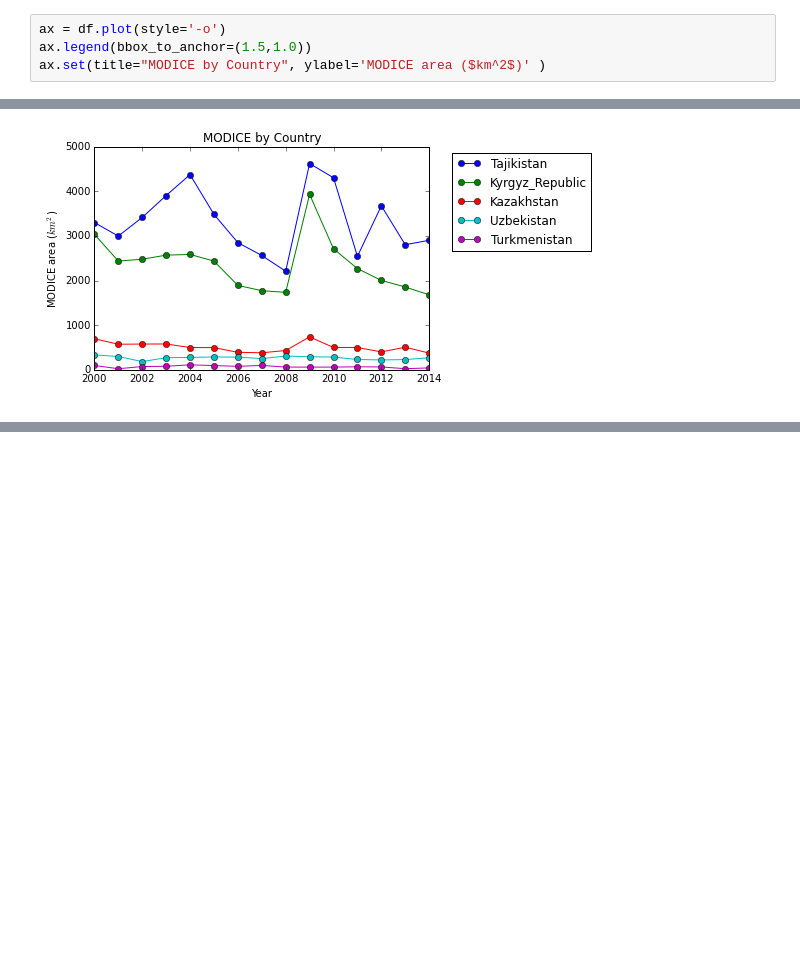
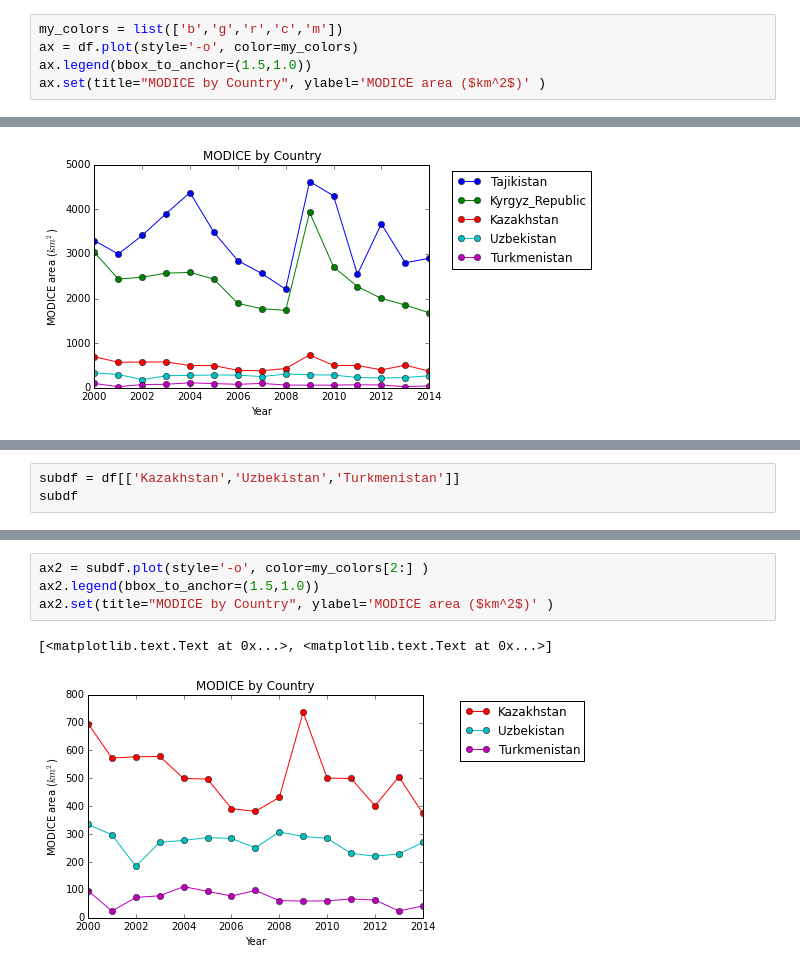
Before and after one commit to mjbrodzik/ipython_notebooks, a Jupyter notebook: charis/modice_area_by_country_and_year.ipynb, the cells around one changed output, grey strips where cells are left out. Saved outputs shown, nothing was run; the diff lists cells and outputs as text; blank space fills up the shorter version.

Commit message:
Added new plot with detail on three lowest lines.

```diff
--- a/charis/modice_area_by_country_and_year.ipynb
+++ b/charis/modice_area_by_country_and_year.ipynb
@@ -52,7 +54,8 @@ df
 | 2013 | 2802.2 | 1854.9 | 505.6 | 229.1 | 24.7 |
 | 2014 | 2900.6 | 1680.0 | 374.3 | 270.0 | 42.3 |
 # %%
-ax = df.plot(style='-o')
+my_colors = list(['b','g','r','c','m'])
+ax = df.plot(style='-o', color=my_colors)
 ax.legend(bbox_to_anchor=(1.5,1.0))
 ax.set(title="MODICE by Country", ylabel='MODICE area ($km^2$)' )
 # %% [output]
@@ -60,0 +66,3 @@ ax.set(title="MODICE by Country", ylabel='MODICE area ($km^2$)' )
+# %%
+subdf = df[['Kazakhstan','Uzbekistan','Turkmenistan']]
+subdf
@@ -60,0 +87,7 @@ ax.set(title="MODICE by Country", ylabel='MODICE area ($km^2$)' )
+# %%
+ax2 = subdf.plot(style='-o', color=my_colors[2:] )
+ax2.legend(bbox_to_anchor=(1.5,1.0))
+ax2.set(title="MODICE by Country", ylabel='MODICE area ($km^2$)' )
+# %% [output]
+[<matplotlib.text.Text at 0x...>, <matplotlib.text.Text at 0x...>]
+[figure, added]
```
Also changed, not shown: parts of 4 cells of this notebook.
